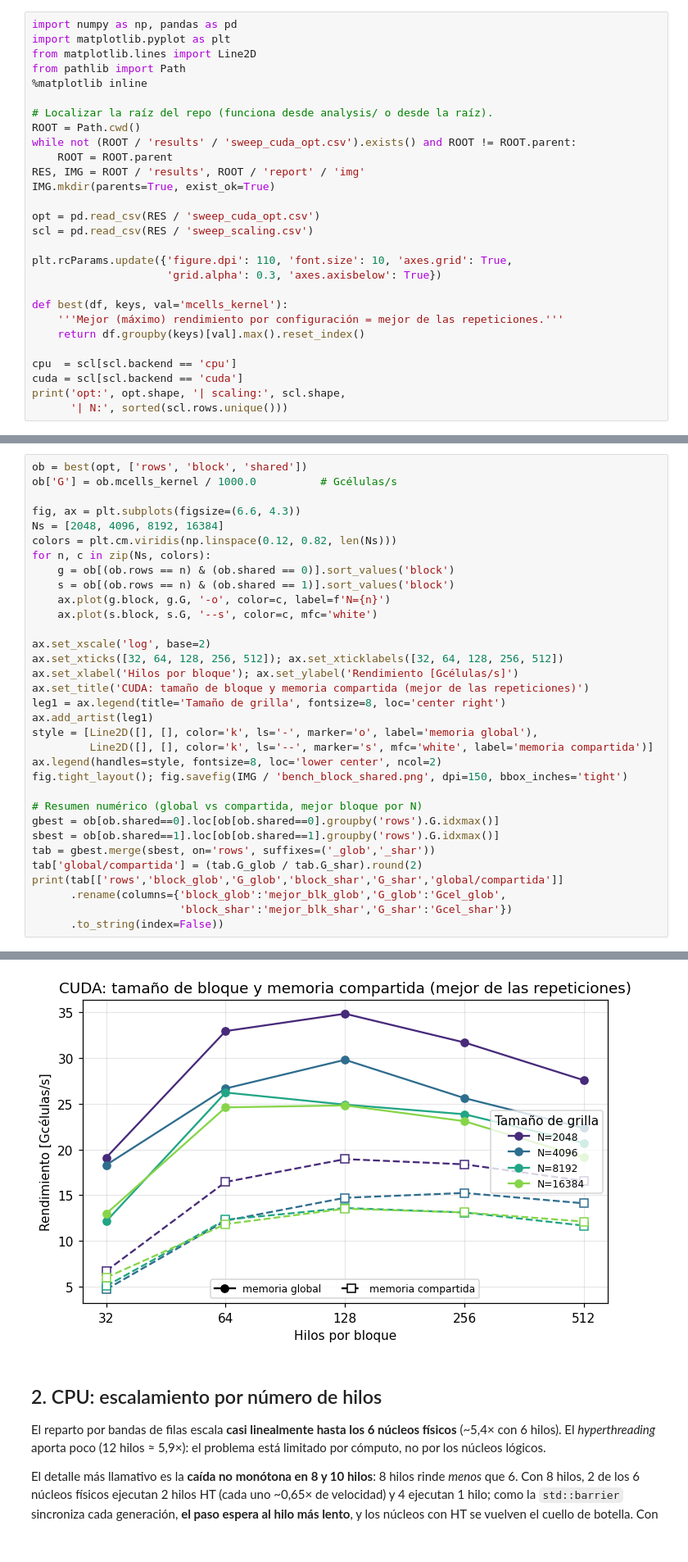
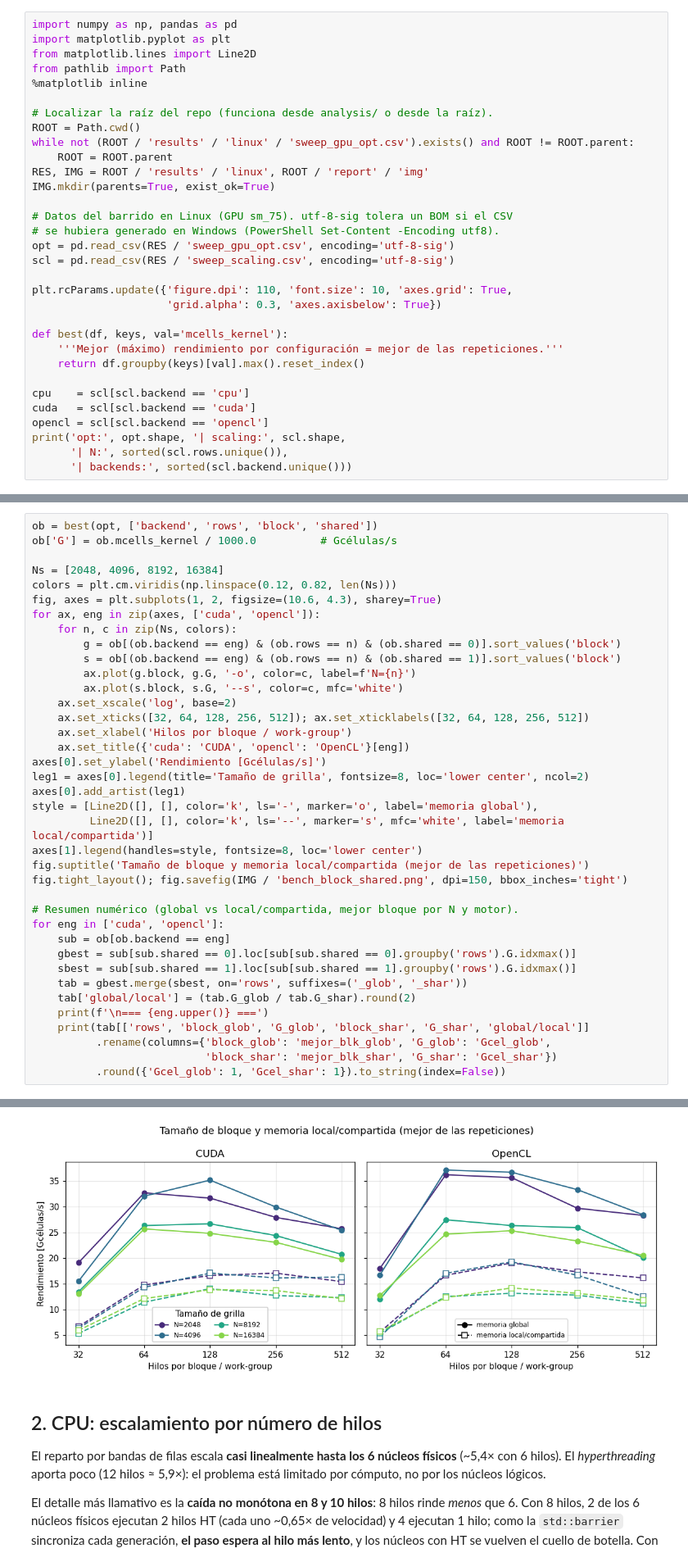
Before and after one commit to MFSaavedra/gpuT2, a Jupyter notebook: analysis/results.ipynb, the cells around one changed output, grey strips where cells are left out. Shown at 82% size. Cells and saved outputs as stored; diff of their text form.

```diff
--- a/analysis/results.ipynb
+++ b/analysis/results.ipynb
@@ -23,13 +27,15 @@ from pathlib import Path
 
 # Localizar la raíz del repo (funciona desde analysis/ o desde la raíz).
 ROOT = Path.cwd()
-while not (ROOT / 'results' / 'sweep_cuda_opt.csv').exists() and ROOT != ROOT.parent:
+while not (ROOT / 'results' / 'linux' / 'sweep_gpu_opt.csv').exists() and ROOT != ROOT.parent:
     ROOT = ROOT.parent
-RES, IMG = ROOT / 'results', ROOT / 'report' / 'img'
+RES, IMG = ROOT / 'results' / 'linux', ROOT / 'report' / 'img'
 IMG.mkdir(parents=True, exist_ok=True)
 
-opt = pd.read_csv(RES / 'sweep_cuda_opt.csv')
-scl = pd.read_csv(RES / 'sweep_scaling.csv')
+# Datos del barrido en Linux (GPU sm_75). utf-8-sig tolera un BOM si el CSV
+# se hubiera generado en Windows (PowerShell Set-Content -Encoding utf8).
+opt = pd.read_csv(RES / 'sweep_gpu_opt.csv', encoding='utf-8-sig')
+scl = pd.read_csv(RES / 'sweep_scaling.csv', encoding='utf-8-sig')
 
 plt.rcParams.update({'figure.dpi': 110, 'font.size': 10, 'axes.grid': True,
                      'grid.alpha': 0.3, 'axes.axisbelow': True})
@@ -38,8 +44,10 @@ def best(df, keys, val='mcells_kernel'):
     '''Mejor (máximo) rendimiento por configuración = mejor de las repeticiones.'''
     return df.groupby(keys)[val].max().reset_index()
 
-cpu  = scl[scl.backend == 'cpu']
-cuda = scl[scl.backend == 'cuda']
+cpu    = scl[scl.backend == 'cpu']
+cuda   = scl[scl.backend == 'cuda']
+opencl = scl[scl.backend == 'opencl']
 print('opt:', opt.shape, '| scaling:', scl.shape,
-      '| N:', sorted(scl.rows.unique()))
+      '| N:', sorted(scl.rows.unique()),
+      '| backends:', sorted(scl.backend.unique()))
 # %% [output]
@@ -57,34 +73,39 @@ halo y los accesos byte-a-byte a la SRAM cuestan más de lo que ahorran.
 # %%
-ob = best(opt, ['rows', 'block', 'shared'])
+ob = best(opt, ['backend', 'rows', 'block', 'shared'])
 ob['G'] = ob.mcells_kernel / 1000.0          # Gcélulas/s
 
-fig, ax = plt.subplots(figsize=(6.6, 4.3))
 Ns = [2048, 4096, 8192, 16384]
 colors = plt.cm.viridis(np.linspace(0.12, 0.82, len(Ns)))
-for n, c in zip(Ns, colors):
-    g = ob[(ob.rows == n) & (ob.shared == 0)].sort_values('block')
-    s = ob[(ob.rows == n) & (ob.shared == 1)].sort_values('block')
-    ax.plot(g.block, g.G, '-o', color=c, label=f'N={n}')
-    ax.plot(s.block, s.G, '--s', color=c, mfc='white')
-
-ax.set_xscale('log', base=2)
-ax.set_xticks([32, 64, 128, 256, 512]); ax.set_xticklabels([32, 64, 128, 256, 512])
-ax.set_xlabel('Hilos por bloque'); ax.set_ylabel('Rendimiento [Gcélulas/s]')
-ax.set_title('CUDA: tamaño de bloque y memoria compartida (mejor de las repeticiones)')
-leg1 = ax.legend(title='Tamaño de grilla', fontsize=8, loc='center right')
-ax.add_artist(leg1)
+fig, axes = plt.subplots(1, 2, figsize=(10.6, 4.3), sharey=True)
+for ax, eng in zip(axes, ['cuda', 'opencl']):
+    for n, c in zip(Ns, colors):
+        g = ob[(ob.backend == eng) & (ob.rows == n) & (ob.shared == 0)].sort_values('block')
+        s = ob[(ob.backend == eng) & (ob.rows == n) & (ob.shared == 1)].sort_values('block')
+        ax.plot(g.block, g.G, '-o', color=c, label=f'N={n}')
+        ax.plot(s.block, s.G, '--s', color=c, mfc='white')
+    ax.set_xscale('log', base=2)
+    ax.set_xticks([32, 64, 128, 256, 512]); ax.set_xticklabels([32, 64, 128, 256, 512])
+    ax.set_xlabel('Hilos por bloque / work-group')
+    ax.set_title({'cuda': 'CUDA', 'opencl': 'OpenCL'}[eng])
+axes[0].set_ylabel('Rendimiento [Gcélulas/s]')
+leg1 = axes[0].legend(title='Tamaño de grilla', fontsize=8, loc='lower center', ncol=2)
+axes[0].add_artist(leg1)
 style = [Line2D([], [], color='k', ls='-', marker='o', label='memoria global'),
-         Line2D([], [], color='k', ls='--', marker='s', mfc='white', label='memoria compartida')]
-ax.legend(handles=style, fontsize=8, loc='lower center', ncol=2)
+         Line2D([], [], color='k', ls='--', marker='s', mfc='white', label='memoria local/compartida')]
+axes[1].legend(handles=style, fontsize=8, loc='lower center')
+fig.suptitle('Tamaño de bloque y memoria local/compartida (mejor de las repeticiones)')
 fig.tight_layout(); fig.savefig(IMG / 'bench_block_shared.png', dpi=150, bbox_inches='tight')
 
-# Resumen numérico (global vs compartida, mejor bloque por N)
-gbest = ob[ob.shared==0].loc[ob[ob.shared==0].groupby('rows').G.idxmax()]
-sbest = ob[ob.shared==1].loc[ob[ob.shared==1].groupby('rows').G.idxmax()]
-tab = gbest.merge(sbest, on='rows', suffixes=('_glob','_shar'))
-tab['global/compartida'] = (tab.G_glob / tab.G_shar).round(2)
-print(tab[['rows','block_glob','G_glob','block_shar','G_shar','global/compartida']]
-      .rename(columns={'block_glob':'mejor_blk_glob','G_glob':'Gcel_glob',
-                       'block_shar':'mejor_blk_shar','G_shar':'Gcel_shar'})
-      .to_string(index=False))
+# Resumen numérico (global vs local/compartida, mejor bloque por N y motor).
+for eng in ['cuda', 'opencl']:
+    sub = ob[ob.backend == eng]
+    gbest = sub[sub.shared == 0].loc[sub[sub.shared == 0].groupby('rows').G.idxmax()]
+    sbest = sub[sub.shared == 1].loc[sub[sub.shared == 1].groupby('rows').G.idxmax()]
+    tab = gbest.merge(sbest, on='rows', suffixes=('_glob', '_shar'))
+    tab['global/local'] = (tab.G_glob / tab.G_shar).round(2)
+    print(f'\n=== {eng.upper()} ===')
+    print(tab[['rows', 'block_glob', 'G_glob', 'block_shar', 'G_shar', 'global/local']]
+          .rename(columns={'block_glob': 'mejor_blk_glob', 'G_glob': 'Gcel_glob',
+                           'block_shar': 'mejor_blk_shar', 'G_shar': 'Gcel_shar'})
+          .round({'Gcel_glob': 1, 'Gcel_shar': 1}).to_string(index=False))
 # %% [output]
@@ -97,4 +131,4 @@ print(tab[['rows','block_glob','G_glob','block_shar','G_shar','global/compartida
-[figure, old version]
+[figure, new version]
 # %% [markdown]
 ## 2. CPU: escalamiento por número de hilos
 
```
Also changed, not shown: parts of 10 cells of this notebook, 7 other files.
